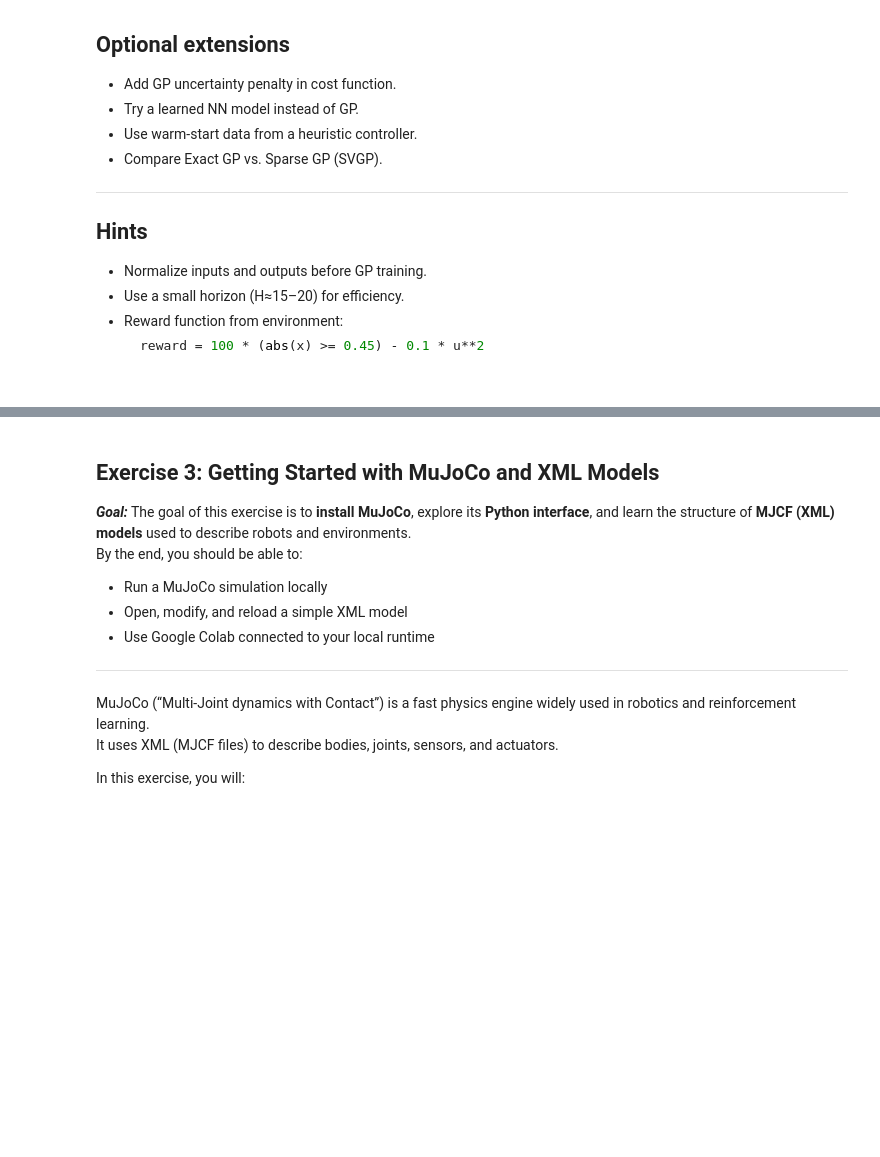
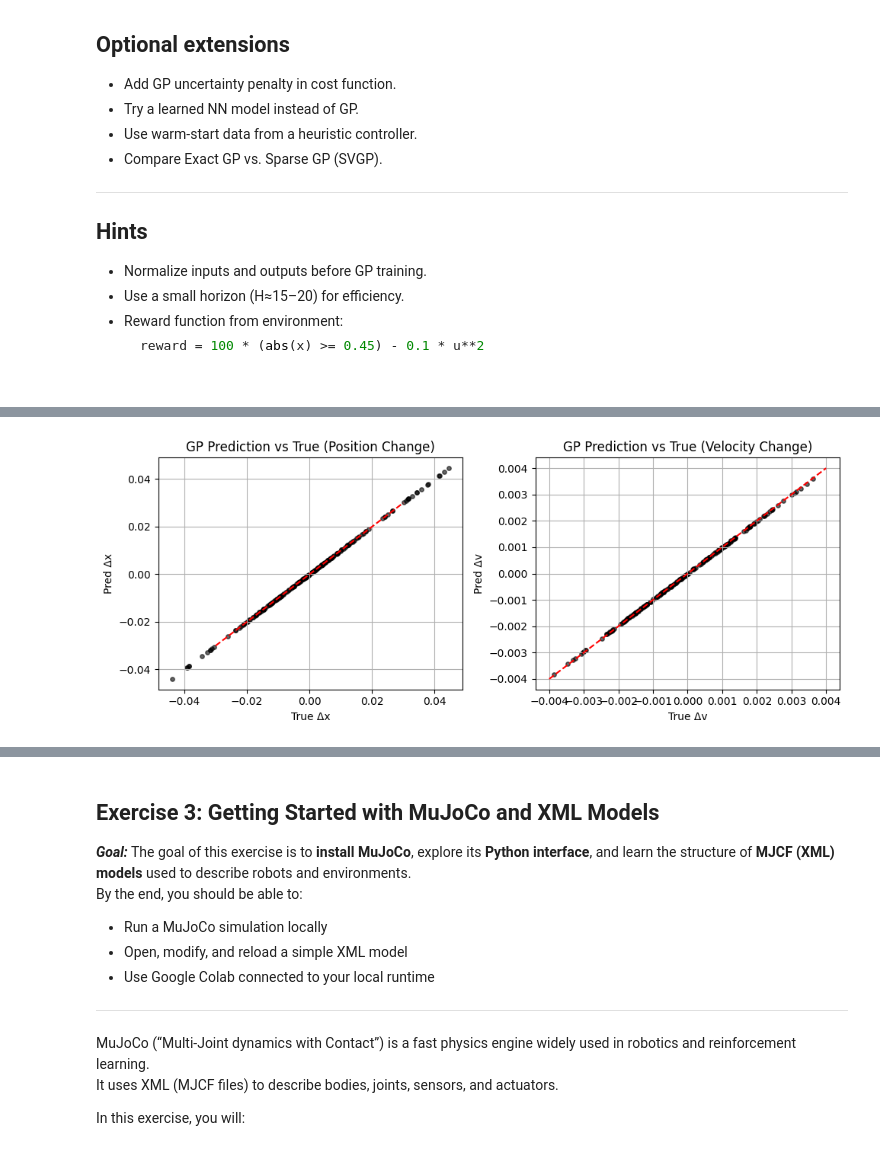
Before and after one commit to TongshuWu1/RL_CSE337_TonyWu, a Jupyter notebook: lab7_mbrl.ipynb, the cells around one changed output, grey strips where cells are left out. Cells and saved outputs as stored; diff of their text form; code cells hidden in the pictures; blank space fills up the shorter version.

```diff
--- a/lab7_mbrl.ipynb
+++ b/lab7_mbrl.ipynb
@@ -492,0 +571,79 @@ Then, given a current state, we **simulate** future trajectories using the GP me
+# %%
+#part B
+
+X_mean, X_std = X.mean(0, keepdim=True), X.std(0, keepdim=True)
+Y_mean, Y_std = dX.mean(0, keepdim=True), dX.std(0, keepdim=True)
+Xn = (X - X_mean) / (X_std + 1e-8)
+Yn = (dX - Y_mean) / (Y_std + 1e-8)
+
+
+class ExactGPModel(gpytorch.models.ExactGP):
+    def __init__(self, train_x, train_y, likelihood):
+        super().__init__(train_x, train_y, likelihood)
+        self.mean_module  = gpytorch.means.LinearMean(input_size=train_x.shape[1])
+        self.covar_module = gpytorch.kernels.ScaleKernel(gpytorch.kernels.RBFKernel())
+
+    def forward(self, x):
+        mean_x  = self.mean_module(x)
+        covar_x = self.covar_module(x)
+        return gpytorch.distributions.MultivariateNormal(mean_x, covar_x)
+
+def train_gp(train_x, train_y, iters=400, lr=0.05):
+    tx, ty = train_x.double(), train_y.double()
+    likelihood = gpytorch.likelihoods.GaussianLikelihood(noise=1e-3).to(device).double()
+    model = ExactGPModel(tx, ty, likelihood).to(device).double()
+    opt = torch.optim.Adam(model.parameters(), lr=lr)
+    mll = gpytorch.mlls.ExactMarginalLogLikelihood(likelihood, model)
+
+    model.train(); likelihood.train()
+    with gpytorch.settings.max_cg_iterations(3000), \
+         gpytorch.settings.cg_tolerance(2.0), \
+         gpytorch.settings.cholesky_jitter(1e-4):
+        for i in range(iters):
+            opt.zero_grad()
+            out = model(tx)
+            loss = -mll(out, ty)
+            loss.backward()
+            opt.step()
+            if (i+1) % 100 == 0:
+                ls = model.covar_module.base_kernel.lengthscale.item()
+                sn = likelihood.noise.item()
+                print(f"iter {i+1:4d} | loss {loss.item():.3f} | len {ls:.3f} | noise {sn:.5f}")
+
+    model.eval(); likelihood.eval()
+    return model, likelihood
+
+models, likes = [], []
+for i in range(2):
+    print(f"\nTraining GP for Δ state dim {i} ...")
+    m, l = train_gp(Xn, Yn[:, i])
+    models.append(m); likes.append(l)
+
+sel = torch.randperm(Xn.shape[0])[:200]
+Xsel = Xn[sel]
+with torch.no_grad():
+    pred_mean = []
+    for i in range(2):
+        pred = likes[i](models[i](Xsel))
+        mean = pred.mean * Y_std[0, i] + Y_mean[0, i]
+        pred_mean.append(mean.cpu())
+pred_mean = torch.stack(pred_mean, dim=1)
+truth = dX[sel].cpu()
+
+plt.figure(figsize=(10,4))
+plt.subplot(1,2,1)
+plt.scatter(truth[:,0], pred_mean[:,0], s=15, alpha=0.6, color='k')
+plt.plot([-0.03,0.03],[-0.03,0.03],'r--')
+plt.xlabel('True Δx'); plt.ylabel('Pred Δx')
+plt.title('GP Prediction vs True (Position Change)')
+plt.grid(True)
+
+plt.subplot(1,2,2)
+plt.scatter(truth[:,1], pred_mean[:,1], s=15, alpha=0.6, color='k')
+plt.plot([-0.004,0.004],[-0.004,0.004],'r--')
+plt.xlabel('True Δv'); plt.ylabel('Pred Δv')
+plt.title('GP Prediction vs True (Velocity Change)')
+plt.grid(True)
+plt.tight_layout()
+plt.show()
+# %% [output]
@@ -492,0 +661 @@ Then, given a current state, we **simulate** future trajectories using the GP me
+[figure, added]
```
Also changed, not shown: parts of 7 cells of this notebook, 2 other files.
